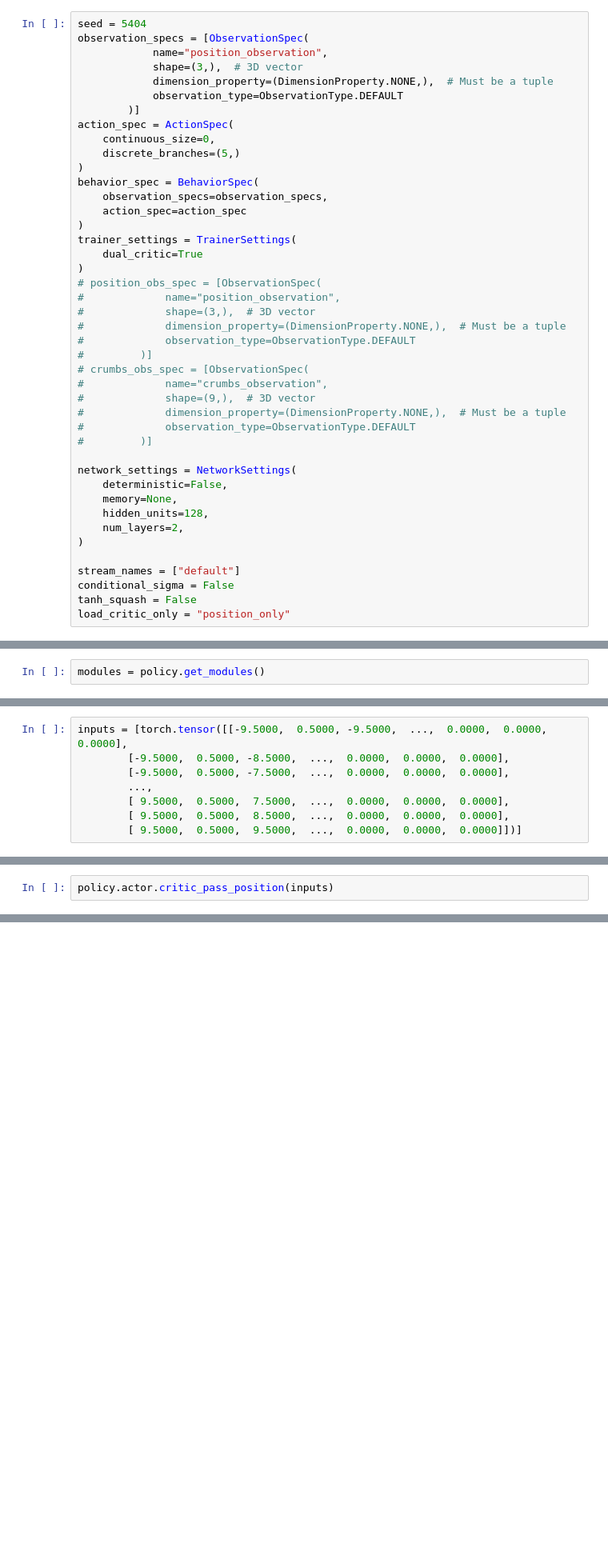
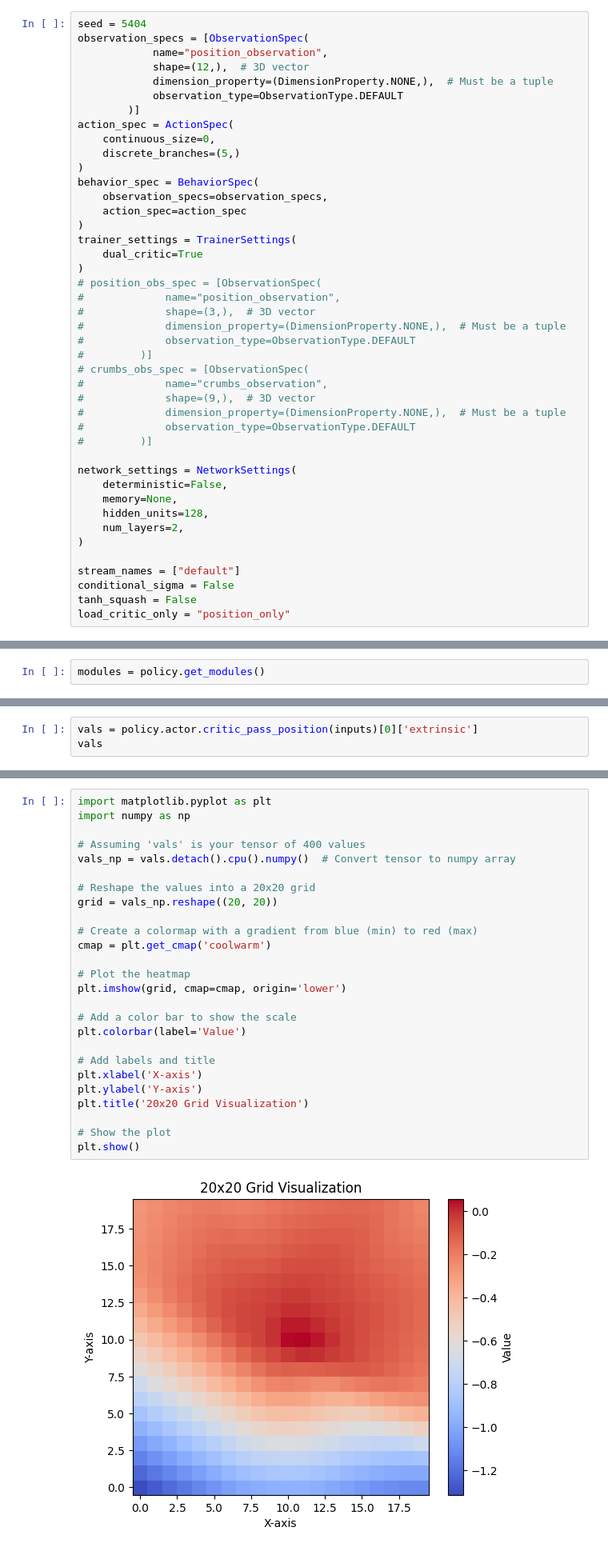
Before and after one commit to rmarrcode/mlagents, a Jupyter notebook: loading_network.ipynb, the cells around one changed output, grey strips where cells are left out. Shown at 80% size. Saved outputs shown, nothing was run; the diff lists cells and outputs as text; blank space fills up the shorter version.

```diff
--- a/loading_network.ipynb
+++ b/loading_network.ipynb
@@ -14,7 +38,7 @@ saved_state_dict = torch.load(load_path)
 seed = 5404
 observation_specs = [ObservationSpec(
             name="position_observation",
-            shape=(3,),  # 3D vector
+            shape=(12,),  # 3D vector
             dimension_property=(DimensionProperty.NONE,),  # Must be a tuple
             observation_type=ObservationType.DEFAULT
         )]
@@ -138,8 +131,0 @@ inputs = [torch.tensor(inputs)]
-# %%
-inputs = [torch.tensor([[-9.5000,  0.5000, -9.5000,  ...,  0.0000,  0.0000,  0.0000],
-        [-9.5000,  0.5000, -8.5000,  ...,  0.0000,  0.0000,  0.0000],
-        [-9.5000,  0.5000, -7.5000,  ...,  0.0000,  0.0000,  0.0000],
-        ...,
-        [ 9.5000,  0.5000,  7.5000,  ...,  0.0000,  0.0000,  0.0000],
-        [ 9.5000,  0.5000,  8.5000,  ...,  0.0000,  0.0000,  0.0000],
-        [ 9.5000,  0.5000,  9.5000,  ...,  0.0000,  0.0000,  0.0000]])]
@@ -146,3 +140,4 @@ inputs = [torch.tensor([[-9.5000,  0.5000, -9.5000,  ...,  0.0000,  0.0000,  0.0
 # %%
-policy.actor.critic_pass_position(inputs)
+vals = policy.actor.critic_pass_position(inputs)[0]['extrinsic']
+vals
 # %% [output]
@@ -149,0 +161,28 @@ NameError: name 'inputs' is not defined
+# %%
+import matplotlib.pyplot as plt
+import numpy as np
+
+# Assuming 'vals' is your tensor of 400 values
+vals_np = vals.detach().cpu().numpy()  # Convert tensor to numpy array
+
+# Reshape the values into a 20x20 grid
+grid = vals_np.reshape((20, 20))
+
+# Create a colormap with a gradient from blue (min) to red (max)
+cmap = plt.get_cmap('coolwarm')
+
+# Plot the heatmap
+plt.imshow(grid, cmap=cmap, origin='lower')
+
+# Add a color bar to show the scale
+plt.colorbar(label='Value')
+
+# Add labels and title
+plt.xlabel('X-axis')
+plt.ylabel('Y-axis')
+plt.title('20x20 Grid Visualization')
+
+# Show the plot
+plt.show()
+# %% [output]
+[figure, added]
```
Also changed, not shown: parts of 10 cells of this notebook, 2 other files.
